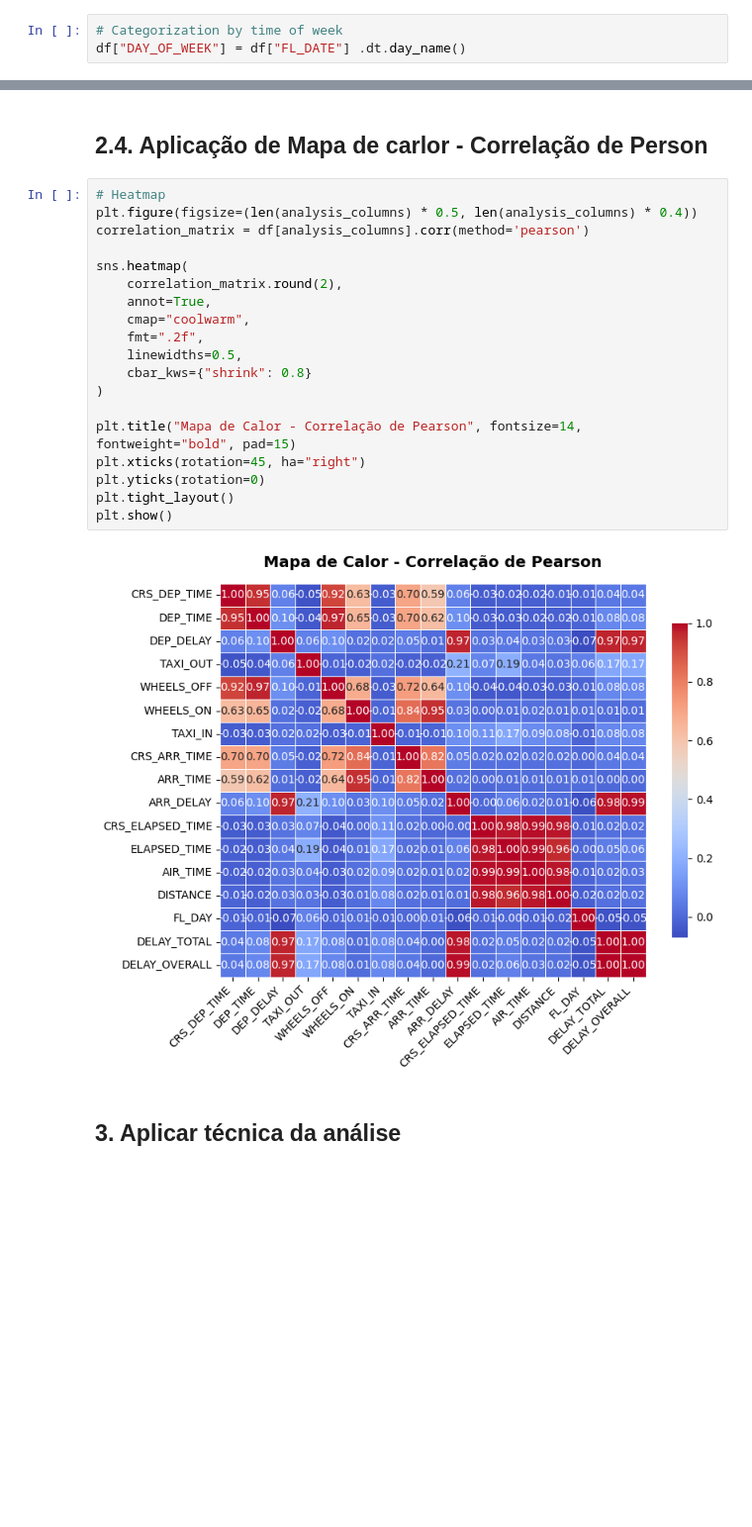
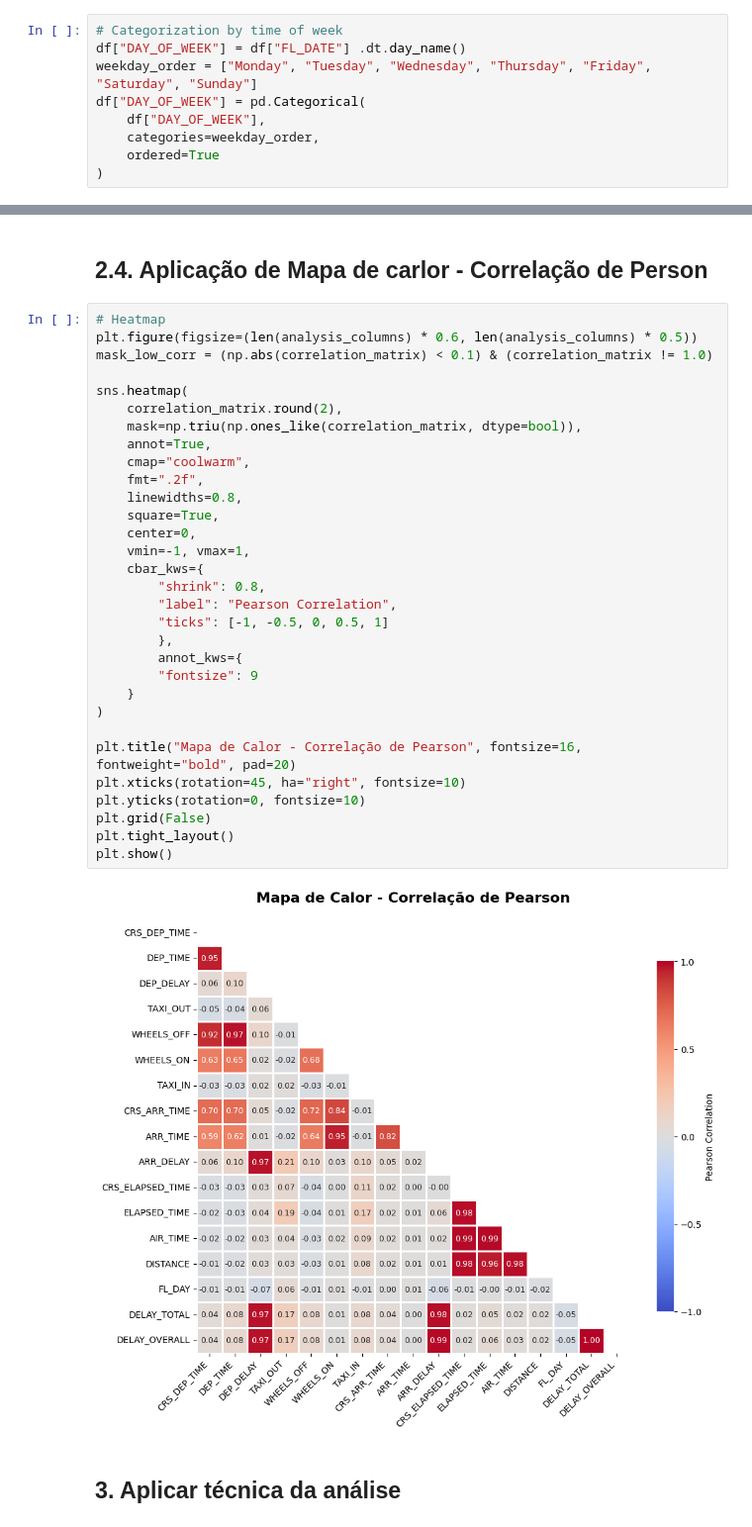
Before and after one commit to vitoriapguimaraes/Python-AnaliseVoos, a Jupyter notebook: project_development/scripts/script-ianna.ipynb, the cells around one changed output, grey strips where cells are left out. Shown at 99% size. Drawn from its saved outputs; the diff is of its cells as text; blank space fills up the shorter version.

```diff
--- a/project_development/scripts/script-ianna.ipynb
+++ b/project_development/scripts/script-ianna.ipynb
@@ -673,3 +663,9 @@ df['TIME_PERIOD'] = pd.cut(df['DEP_TIME'], bins=[0, 600, 1200, 1800, 2400],
 # %%
 # Categorization by time of week
 df["DAY_OF_WEEK"] = df["FL_DATE"] .dt.day_name()
+weekday_order = ["Monday", "Tuesday", "Wednesday", "Thursday", "Friday", "Saturday", "Sunday"]
+df["DAY_OF_WEEK"] = pd.Categorical(
+    df["DAY_OF_WEEK"],
+    categories=weekday_order,
+    ordered=True
+)
@@ -940,25 +968,37 @@ display(correlation_matrix.round(2))
 ## 2.4. Aplicação de Mapa de carlor - Correlação de Person
 # %%
 # Heatmap
-plt.figure(figsize=(len(analysis_columns) * 0.5, len(analysis_columns) * 0.4))
-correlation_matrix = df[analysis_columns].corr(method='pearson')
+plt.figure(figsize=(len(analysis_columns) * 0.6, len(analysis_columns) * 0.5))
+mask_low_corr = (np.abs(correlation_matrix) < 0.1) & (correlation_matrix != 1.0)
 
 sns.heatmap(
     correlation_matrix.round(2),
+    mask=np.triu(np.ones_like(correlation_matrix, dtype=bool)),
     annot=True,
     cmap="coolwarm",
     fmt=".2f",
-    linewidths=0.5,
-    cbar_kws={"shrink": 0.8}
+    linewidths=0.8,
+    square=True,
+    center=0,
+    vmin=-1, vmax=1,
+    cbar_kws={
+        "shrink": 0.8,
+        "label": "Pearson Correlation",
+        "ticks": [-1, -0.5, 0, 0.5, 1]
+        },
+        annot_kws={
+        "fontsize": 9
+    }
 )
 
-plt.title("Mapa de Calor - Correlação de Pearson", fontsize=14, fontweight="bold", pad=15)
-plt.xticks(rotation=45, ha="right")
-plt.yticks(rotation=0)
+plt.title("Mapa de Calor - Correlação de Pearson", fontsize=16, fontweight="bold", pad=20)
+plt.xticks(rotation=45, ha="right", fontsize=10)
+plt.yticks(rotation=0, fontsize=10)
+plt.grid(False)
 plt.tight_layout()
 plt.show()
 # %% [output]
-[figure, old version]
+[figure, new version]
 # %% [markdown]
 ## 3. Aplicar técnica da análise
 # %% [markdown]
```
Also changed, not shown: parts of 20 cells of this notebook.
